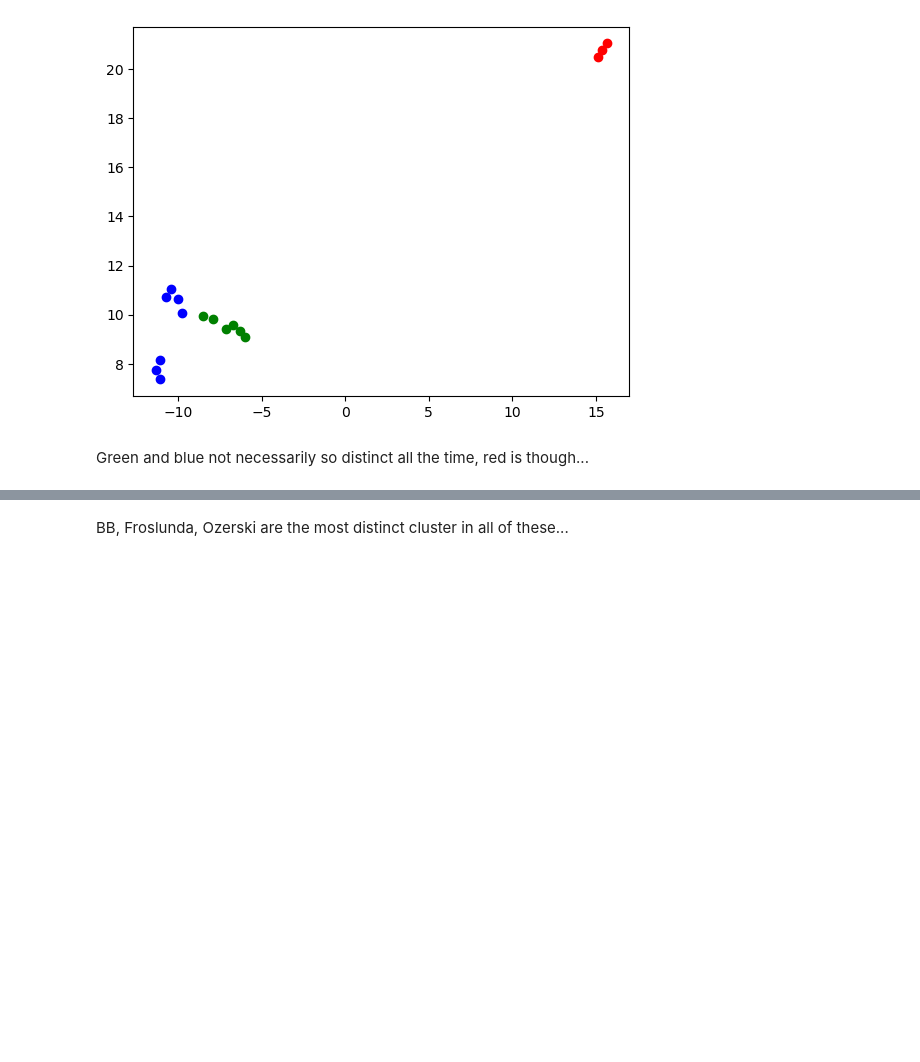
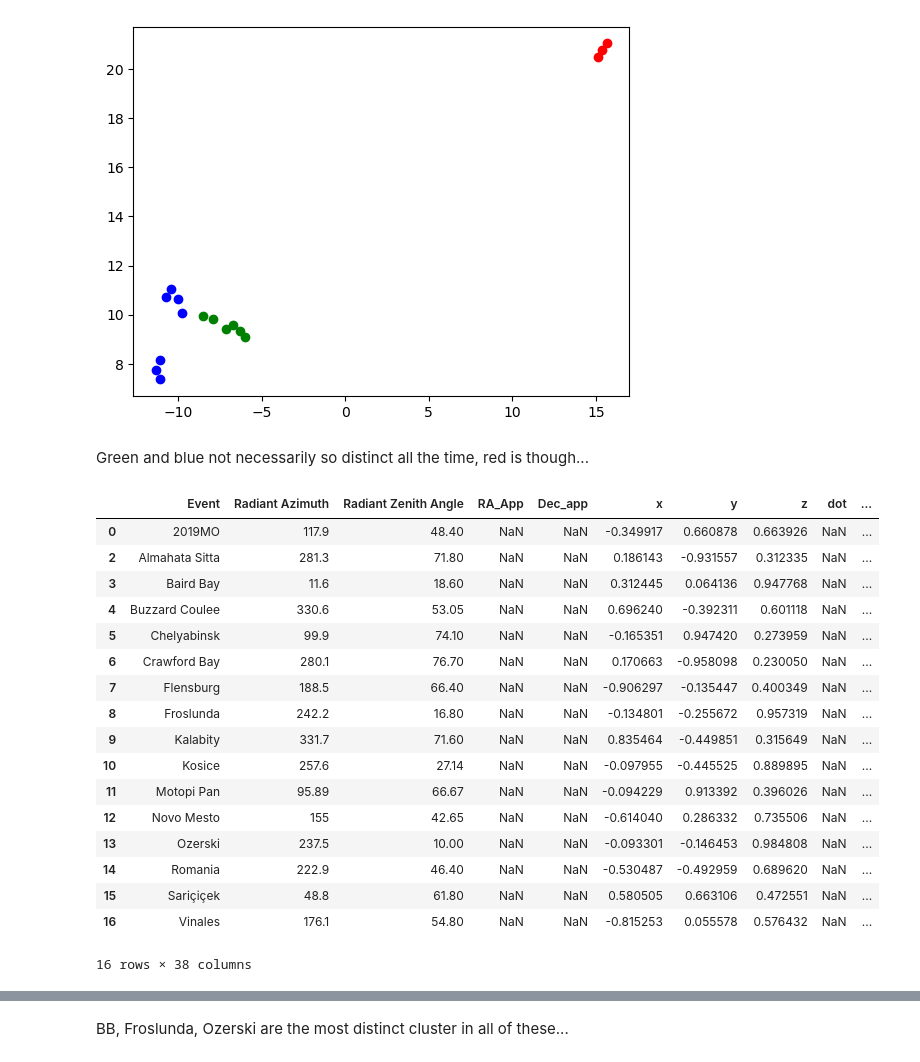
Before and after one commit to ia-chow/Thesis, a Jupyter notebook: speed_radiant_difference/speed_radiant_difference.ipynb, the cells around one changed output, grey strips where cells are left out. Drawn from its saved outputs; the diff is of its cells as text; code cells hidden in the pictures; blank space fills up the shorter version.

```diff
--- a/speed_radiant_difference/speed_radiant_difference.ipynb
+++ b/speed_radiant_difference/speed_radiant_difference.ipynb
@@ -655,3 +655,24 @@ plt.scatter(umap_dimX[indices_g3], umap_dimY[indices_g3], c='b')
 [figure]
 # %% [markdown]
 Green and blue not necessarily so distinct all the time, red is though...
+# %%
+usg_ground_based_comparison_dimred
+# %% [output]
+|  | Event | Radiant Azimuth | Radiant Zenith Angle | RA_App | Dec_app | x | y | z | dot | ... |
+| 0 | 2019MO | 117.9 | 48.40 | NaN | NaN | -0.349917 | 0.660878 | 0.663926 | NaN | ... |
+| 2 | Almahata Sitta | 281.3 | 71.80 | NaN | NaN | 0.186143 | -0.931557 | 0.312335 | NaN | ... |
+| 3 | Baird Bay | 11.6 | 18.60 | NaN | NaN | 0.312445 | 0.064136 | 0.947768 | NaN | ... |
+| 4 | Buzzard Coulee | 330.6 | 53.05 | NaN | NaN | 0.696240 | -0.392311 | 0.601118 | NaN | ... |
+| 5 | Chelyabinsk | 99.9 | 74.10 | NaN | NaN | -0.165351 | 0.947420 | 0.273959 | NaN | ... |
+| 6 | Crawford Bay | 280.1 | 76.70 | NaN | NaN | 0.170663 | -0.958098 | 0.230050 | NaN | ... |
+| 7 | Flensburg | 188.5 | 66.40 | NaN | NaN | -0.906297 | -0.135447 | 0.400349 | NaN | ... |
+| 8 | Froslunda | 242.2 | 16.80 | NaN | NaN | -0.134801 | -0.255672 | 0.957319 | NaN | ... |
+| 9 | Kalabity | 331.7 | 71.60 | NaN | NaN | 0.835464 | -0.449851 | 0.315649 | NaN | ... |
+| 10 | Kosice | 257.6 | 27.14 | NaN | NaN | -0.097955 | -0.445525 | 0.889895 | NaN | ... |
+| 11 | Motopi Pan | 95.89 | 66.67 | NaN | NaN | -0.094229 | 0.913392 | 0.396026 | NaN | ... |
+| 12 | Novo Mesto | 155 | 42.65 | NaN | NaN | -0.614040 | 0.286332 | 0.735506 | NaN | ... |
+| 13 | Ozerski | 237.5 | 10.00 | NaN | NaN | -0.093301 | -0.146453 | 0.984808 | NaN | ... |
+| 14 | Romania | 222.9 | 46.40 | NaN | NaN | -0.530487 | -0.492959 | 0.689620 | NaN | ... |
+| 15 | Sariçiçek | 48.8 | 61.80 | NaN | NaN | 0.580505 | 0.663106 | 0.472551 | NaN | ... |
+| 16 | Vinales | 176.1 | 54.80 | NaN | NaN | -0.815253 | 0.055578 | 0.576432 | NaN | ... |
+16 rows × 38 columns
```
Also changed, not shown: parts of 2 cells of this notebook.
